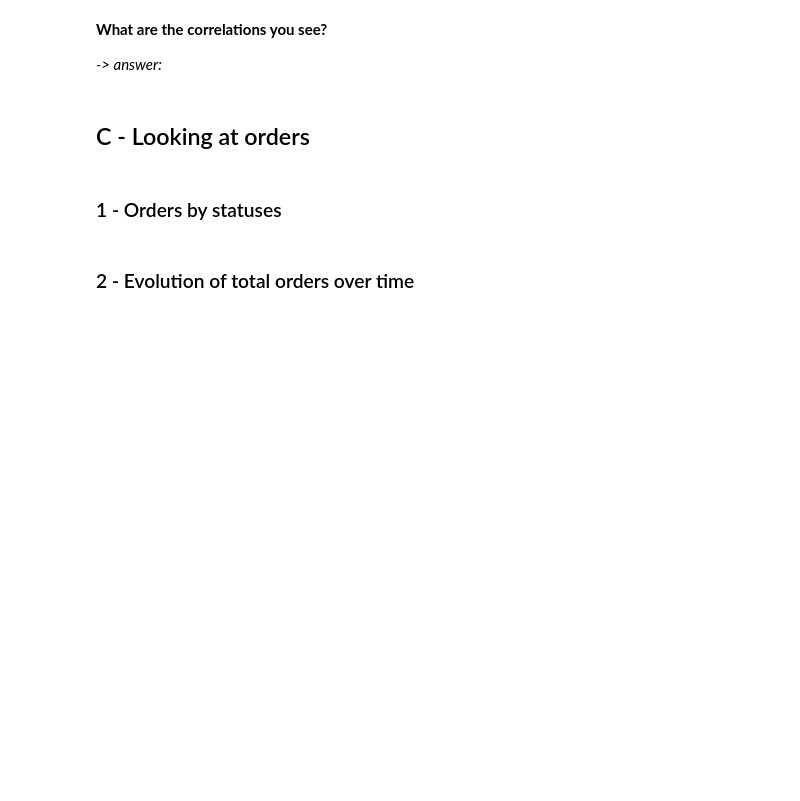
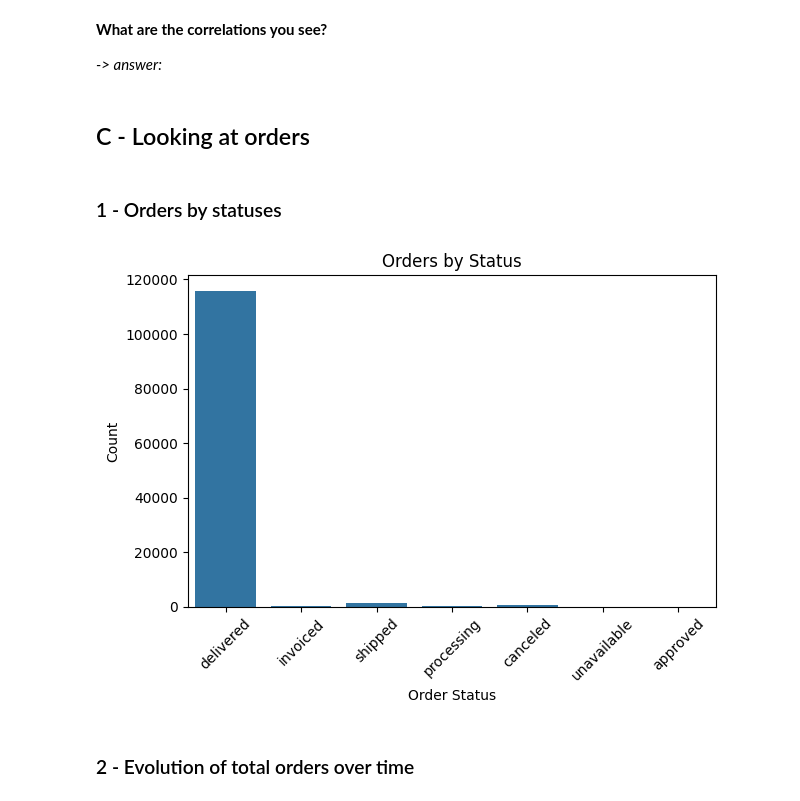
Before and after one commit to khaledngr/albert-hod-shared, a Jupyter notebook: notebooks/hod-olist-analysis.ipynb, the cells around one changed output. Cells and saved outputs as stored; diff of their text form; code cells hidden in the pictures; blank space fills up the shorter version.

```diff
--- a/notebooks/hod-olist-analysis.ipynb
+++ b/notebooks/hod-olist-analysis.ipynb
@@ -388,7 +444,15 @@ correlation = correlation_features.corr()
 # %%
 # Create a visualization to count the orders by statuses
 
-'your code here'
+sns.countplot(data=df, x='order_status')
+plt.title('Orders by Status')
+plt.xlabel('Order Status')
+plt.ylabel('Count')
+plt.xticks(rotation=45)
+plt.tight_layout()
+plt.show()
+# %% [output]
+[figure, added]
 # %% [markdown]
 ### 2 - Evolution of total orders over time
 # %%
```
Also changed, not shown: parts of 24 cells of this notebook, 4 other files.
